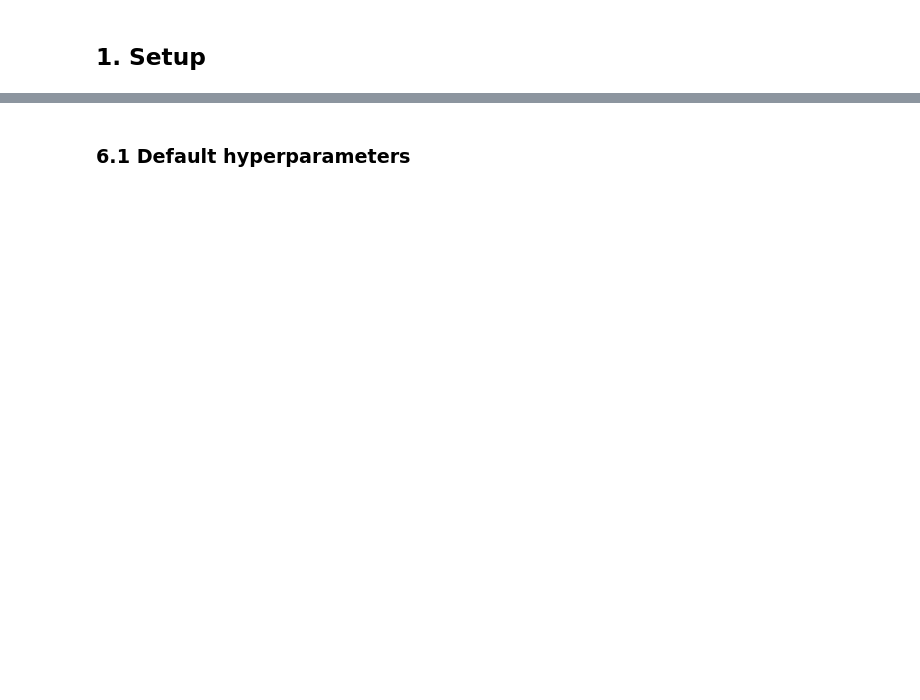
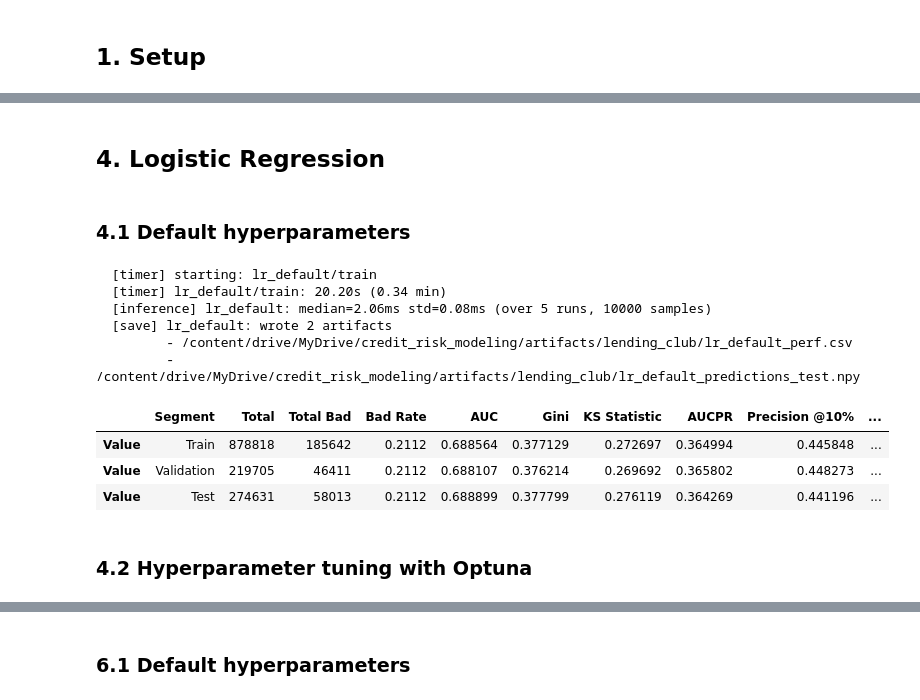
Before and after one commit to rahul111jakhad/ft-transformer-credit-risk, a Jupyter notebook: notebooks/01_lending_club_baselines.ipynb, the cells around one changed output, grey strips where cells are left out. Cells and saved outputs as stored; diff of their text form; code cells hidden in the pictures; blank space fills up the shorter version.

```diff
--- a/notebooks/01_lending_club_baselines.ipynb
+++ b/notebooks/01_lending_club_baselines.ipynb
@@ -422,0 +146,16 @@ def report_performance(model, X_train, y_train, X_valid, y_valid, X_test, y_test
+# %%
+data = preprocess_data_pipeline(
+    df, target="target_binary", corr_threshold=0.9, missing_threshold=0.9
+)
+
+X_train, X_valid, X_test = data.as_concatenated()
+y_train, y_valid, y_test = data.y_train, data.y_valid, data.y_test
+
+print("\nDataset Split Summary")
+print("-" * 40)
+print(f"Train : X = {X_train.shape},  y = {y_train.shape}")
+print(f"Valid : X = {X_valid.shape},  y = {y_valid.shape}")
+print(f"Test  : X = {X_test.shape},   y = {y_test.shape}")
+print()
+print(f"Numeric features    : {len(data.num_cols)}")
+print(f"Categorical features: {len(data.cat_cols)}")
@@ -422,0 +180,40 @@ def report_performance(model, X_train, y_train, X_valid, y_valid, X_test, y_test
+# %% [markdown]
+## 4. Logistic Regression
+# %% [markdown]
+### 4.1 Default hyperparameters
+# %%
+logreg_default = LogisticRegression()
+
+with time_block("train", logger, model_name="lr_default"):
+    logreg_default.fit(X_train, y_train)
+
+perf_lr_default = report_performance(
+    logreg_default, X_train, y_train, X_valid, y_valid, X_test, y_test
+)
+
+measure_inference_time(
+    logreg_default, X_test, n_repeats=5,
+    logger=logger, model_name="lr_default",
+);
+
+save_run_artifacts(
+    logger,
+    model_name="lr_default",
+    perf_df=perf_lr_default,
+    test_predictions=logreg_default.predict_proba(X_test)[:, 1],
+    y_test=y_test.values,
+)
+perf_lr_default
+# %% [output]
+  [timer] starting: lr_default/train
+  [timer] lr_default/train: 20.20s (0.34 min)
+  [inference] lr_default: median=2.06ms std=0.08ms (over 5 runs, 10000 samples)
+  [save] lr_default: wrote 2 artifacts
+         - /content/drive/MyDrive/credit_risk_modeling/artifacts/lending_club/lr_default_perf.csv
+         - /content/drive/MyDrive/credit_risk_modeling/artifacts/lending_club/lr_default_predictions_test.npy
+|  | Segment | Total | Total Bad | Bad Rate | AUC | Gini | KS Statistic | AUCPR | Precision @10% | ... |
+| Value | Train | 878818 | 185642 | 0.2112 | 0.688564 | 0.377129 | 0.272697 | 0.364994 | 0.445848 | ... |
+| Value | Validation | 219705 | 46411 | 0.2112 | 0.688107 | 0.376214 | 0.269692 | 0.365802 | 0.448273 | ... |
+| Value | Test | 274631 | 58013 | 0.2112 | 0.688899 | 0.377799 | 0.276119 | 0.364269 | 0.441196 | ... |
+# %% [markdown]
+### 4.2 Hyperparameter tuning with Optuna
```
Also changed, not shown: parts of 87 cells of this notebook, 10 other files.
